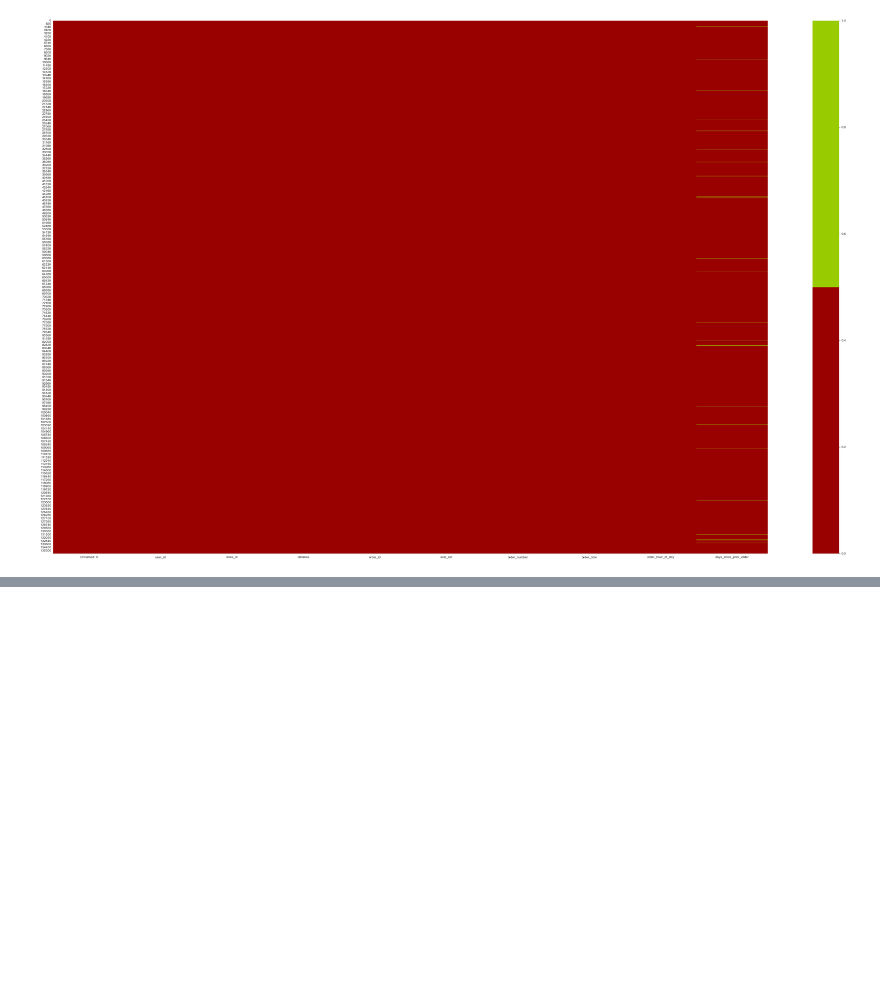
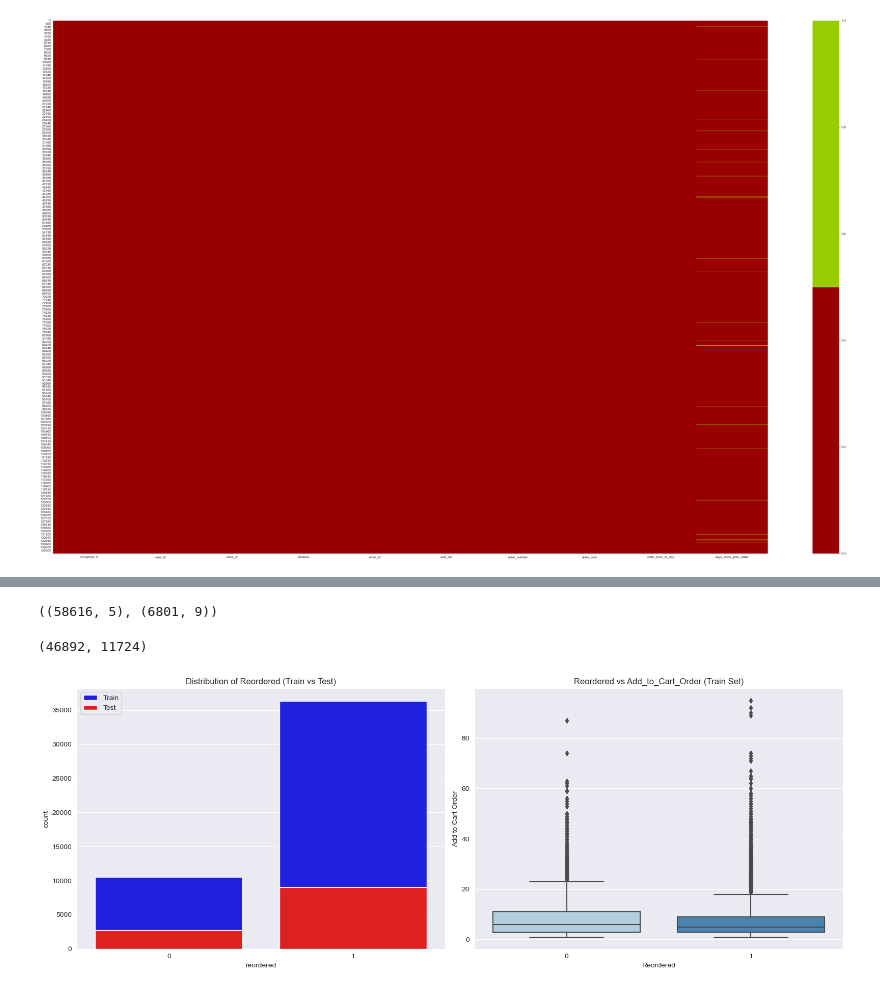
Before and after one commit to daoa2504/TP2-Forage, a Jupyter notebook: Groupe_2.ipynb, the cells around one changed output, grey strips where cells are left out. Cells and saved outputs as stored; diff of their text form; code cells hidden in the pictures; blank space fills up the shorter version.

Commit message:
Train et test des données + SVM et CNN

```diff
--- a/Groupe_2.ipynb
+++ b/Groupe_2.ipynb
@@ -191,0 +147,48 @@ plt.show()
+# %%
+# Échantillonnez 5% des lignes de chaque trame de données
+df_prior_specials_sampled = df_prior_specials_cleaned.sample(frac=0.05, random_state=42)
+df_distance_softmax_sampled = df_distance_softmax_cleaned.sample(frac=0.05, random_state=42)
+
+# Afficher les nouvelles tailles des dataframes
+(sample_size_prior_specials, sample_size_distance_softmax) = (df_prior_specials_sampled.shape, df_distance_softmax_sampled.shape)
+
+(sample_size_prior_specials, sample_size_distance_softmax)
+# %% [output]
+((58616, 5), (6801, 9))
+# %%
+from sklearn.model_selection import train_test_split
+
+# Préparer les fonctionnalités (X) et la cible (y)
+X = df_prior_specials_sampled.drop('reordered', axis=1)
+y = df_prior_specials_sampled['reordered']
+
+# Divisez les données en ensembles d'entraînement et de test
+X_train, X_test, y_train, y_test = train_test_split(X, y, test_size=0.2, random_state=42)
+
+# Afficher les tailles du train et des ensembles de test
+train_size = X_train.shape[0]
+test_size = X_test.shape[0]
+
+(train_size, test_size)
+# %% [output]
+(46892, 11724)
+# %%
+# Création des tracés pour la distribution réorganisée et sa relation avec un autre attribut
+fig, ax = plt.subplots(1, 2, figsize=(16, 6))
+
+# Répartition des récommandés dans la rame de données d'entraînement et de test
+sns.countplot(x=y_train, ax=ax[0], color="blue", label='Train')
+sns.countplot(x=y_test, ax=ax[0], color="red", label='Test')
+ax[0].set_title('Distribution of Reordered (Train vs Test)')
+ax[0].legend()
+
+# Relation entre reordered et add_to_cart_order dans la rame
+sns.boxplot(x=y_train, y=X_train['add_to_cart_order'], ax=ax[1], palette="Blues")
+ax[1].set_title('Reordered vs Add_to_Cart_Order (Train Set)')
+ax[1].set_xlabel('Reordered')
+ax[1].set_ylabel('Add to Cart Order')
+
+plt.tight_layout()
+plt.show()
+# %% [output]
+[figure, added]
```
Also changed, not shown: parts of 27 cells of this notebook.
